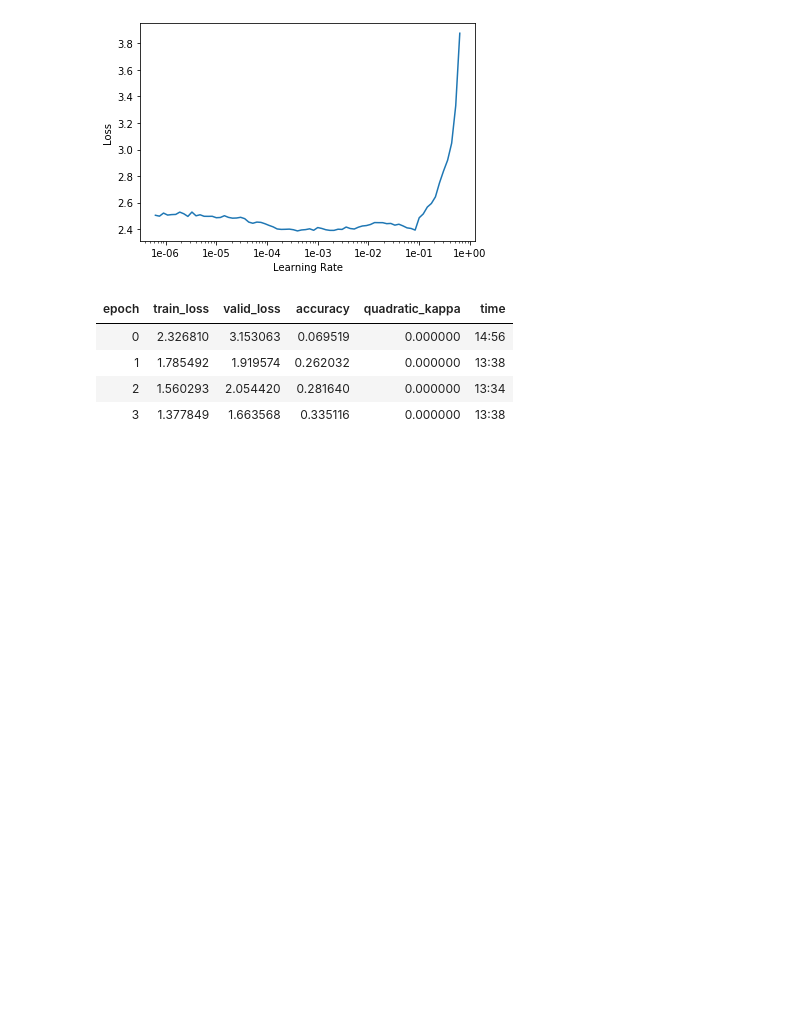
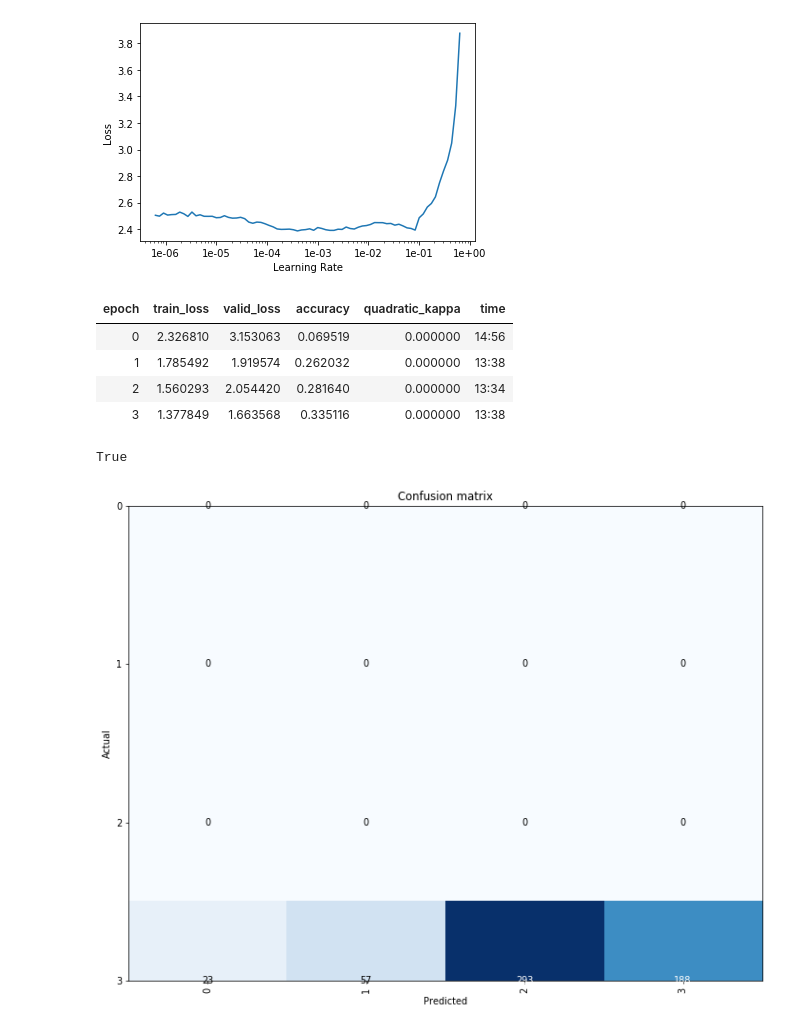
Before and after one commit to Shrutibiradar88/Diabetic-Retinopathy-Detection, a Jupyter notebook: fastai downsampling with preprocessing.ipynb, the cells around one changed output. Saved outputs shown, nothing was run; the diff lists cells and outputs as text; code cells hidden in the pictures; blank space fills up the shorter version.

```diff
--- a/fastai downsampling with preprocessing.ipynb
+++ b/fastai downsampling with preprocessing.ipynb
@@ -166,3 +166,15 @@ learn.fit_one_cycle(4,max_lr=1e-02)
 | 1 | 1.785492 | 1.919574 | 0.262032 | 0.000000 | 13:38 |
 | 2 | 1.560293 | 2.054420 | 0.281640 | 0.000000 | 13:34 |
 | 3 | 1.377849 | 1.663568 | 0.335116 | 0.000000 | 13:38 |
+# %%
+interp = ClassificationInterpretation.from_learner(learn)
+
+losses,idxs = interp.top_losses()
+
+len(data.valid_ds)==len(losses)==len(idxs)
+# %% [output]
+True
+# %%
+interp.plot_confusion_matrix(figsize=(10,30), dpi=70)
+# %% [output]
+[figure, added]
```
